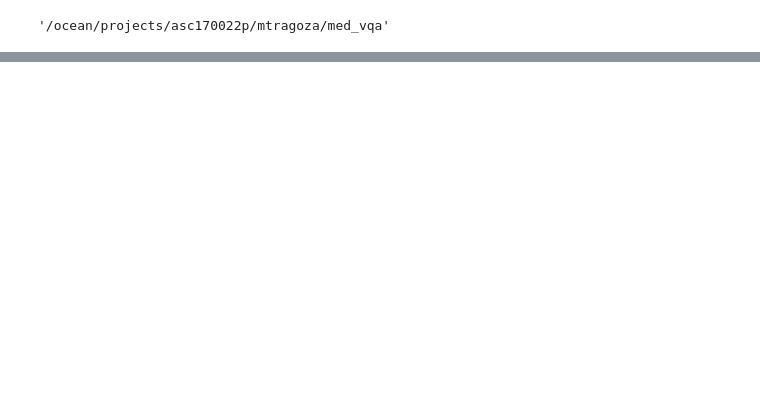
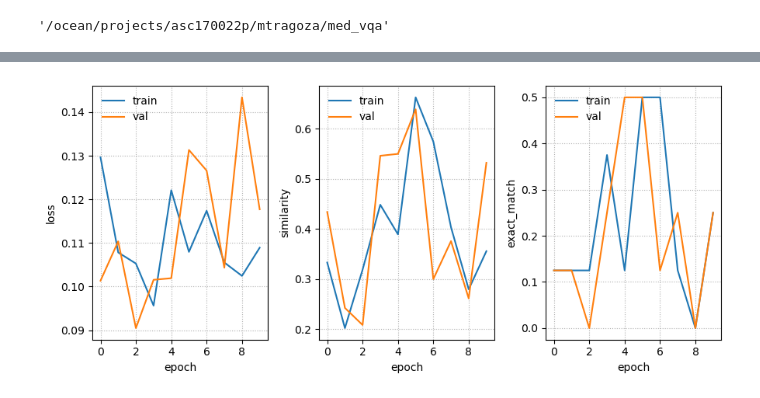
Before and after one commit to veerabadralokesh/med_vqa, a Jupyter notebook: vqa-model-development.ipynb, the cells around one changed output, grey strips where cells are left out. Cells and saved outputs as stored; diff of their text form; code cells hidden in the pictures; blank space fills up the shorter version.

```diff
--- a/vqa-model-development.ipynb
+++ b/vqa-model-development.ipynb
@@ -360,0 +445,18 @@ llama_tokenizer.decode(output[0])
+# %%
+def save_model_state(model, save_path):
+    text_decoder_state_dict = {
+        k: v.to('cpu') for k, v in model.text_decoder.llm.named_parameters()
+        if v.requires_grad
+    }
+    torch.save({
+        'fusion_module': model.fusion_module.state_dict(),
+        'text_decoder': text_decoder_state_dict,
+    }, save_path)
+
+def load_model_state(model, save_path):
+    checkpoint = torch.load(save_path)
+    model.fusion_module.load_state_dict(checkpoint['fusion_module'])
+    model.text_decoder.llm.load_state_dict(checkpoint['text_decoder'], strict=False)
+
+save_model_state(model, 'test_checkpoint.pt')
+load_model_state(model, 'test_checkpoint.pt')
@@ -360,0 +600,32 @@ llama_tokenizer.decode(output[0])
+# %%
+import matplotlib.pyplot as plt
+
+def training_plot(metrics):
+    fig, ax = plt.subplots(1, 3, figsize=(9,4))
+
+    ax[0].set_ylabel('loss')
+    ax[1].set_ylabel('similarity')
+    ax[2].set_ylabel('exact_match')
+
+    metrics = metrics.reset_index().groupby(['phase', 'epoch']).mean()
+    train_metrics = metrics.loc['train']
+    val_metrics = metrics.loc['val']
+
+    for phase in ['train', 'val']:
+        m = metrics.loc[phase]
+        ax[0].plot(m.index, m.loss, label=phase)
+        ax[1].plot(m.index, m.similarity, label=phase)
+        ax[2].plot(m.index, m.exact_match, label=phase)
+
+    for ax_i in ax:
+        ax_i.set_axisbelow(True)
+        ax_i.grid(linestyle=':')
+        ax_i.set_xlabel('epoch')
+        ax_i.legend(frameon=False)
+
+    fig.tight_layout()
+    return fig
+
+training_plot(metrics_df).savefig(f'{out_name}_training.png', bbox_inches='tight')
+# %% [output]
+[figure, added]
```
Also changed, not shown: parts of 19 cells of this notebook, 4 other files.
